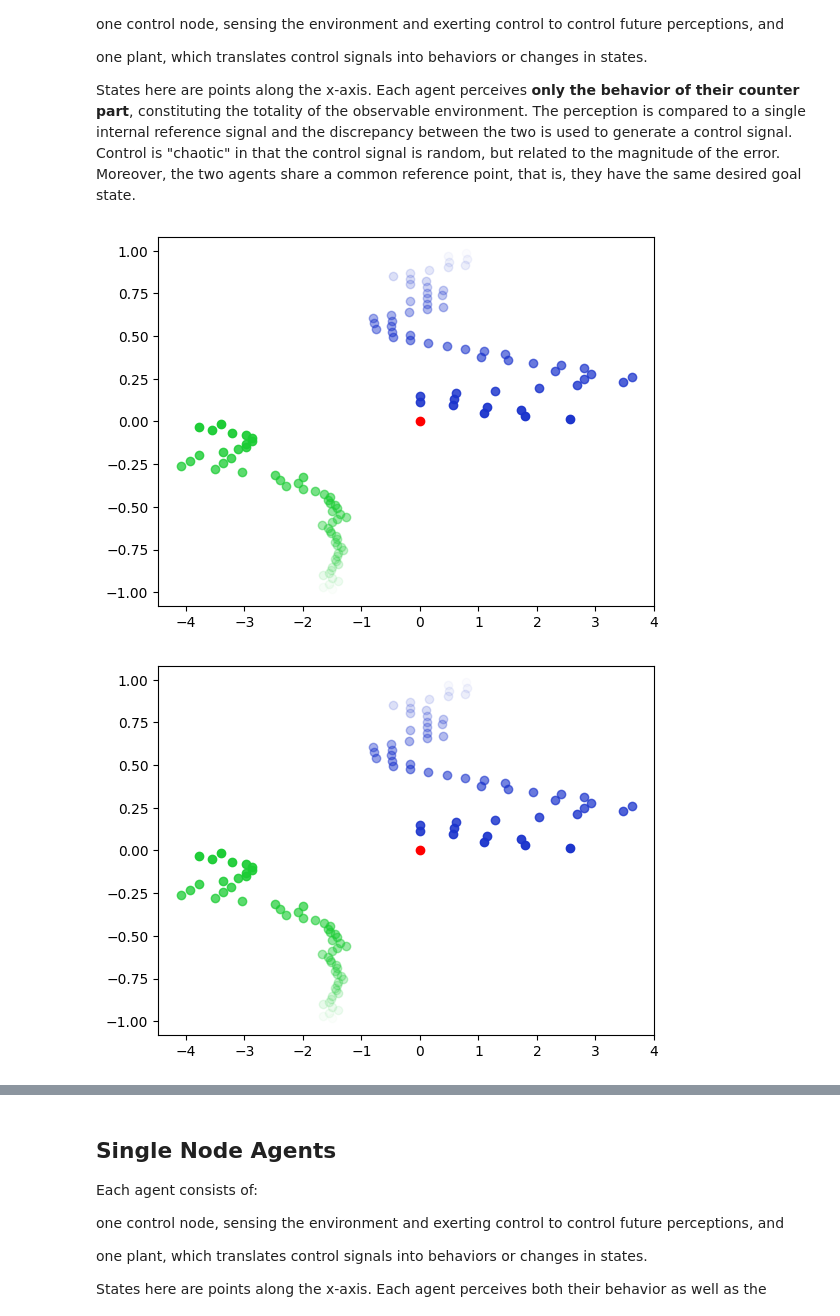
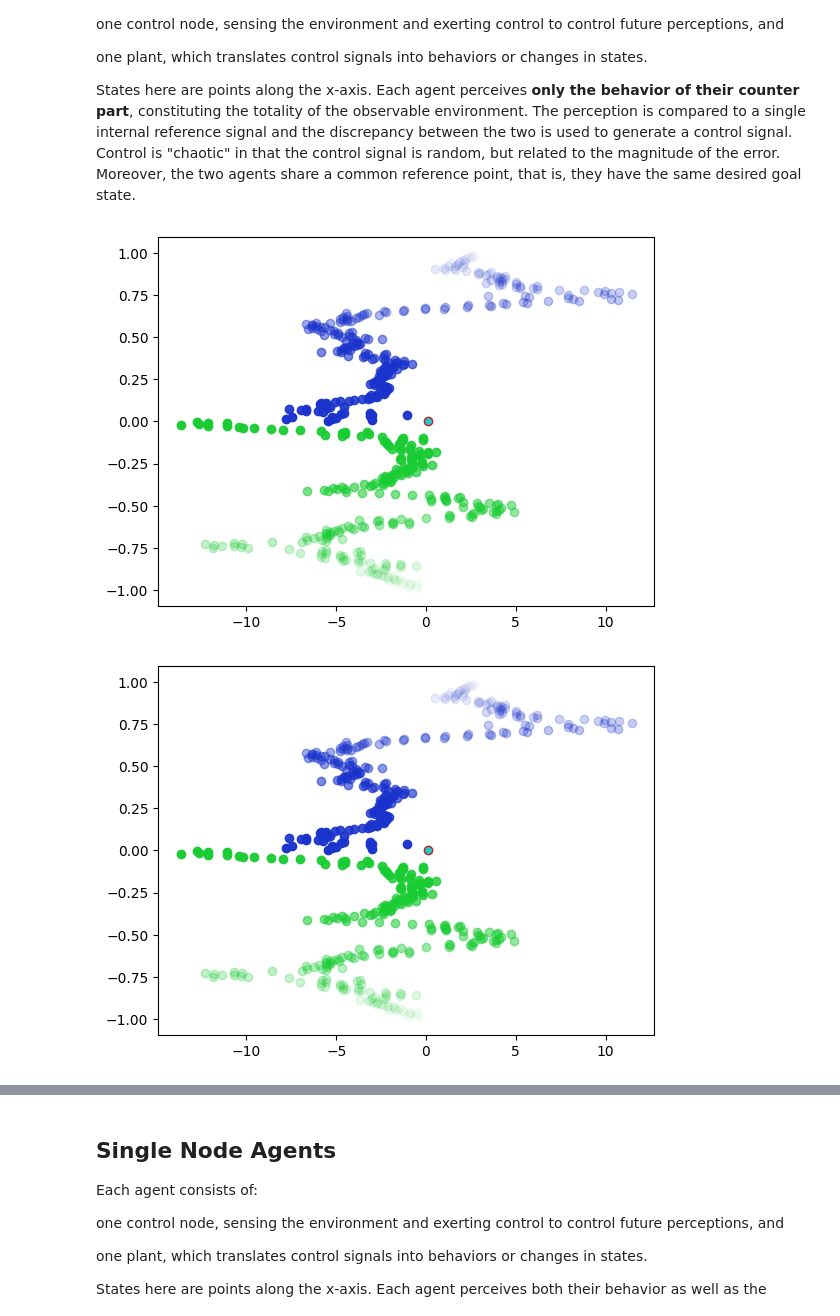
Before and after one commit to jprod/Control, a Jupyter notebook: plants.ipynb, the cells around one changed output, grey strips where cells are left out. Cells and saved outputs as stored; diff of their text form; code cells hidden in the pictures.

```diff
--- a/plants.ipynb
+++ b/plants.ipynb
@@ -28,11 +28,11 @@ A1 = np.array([[1]])
 A2 = np.array([[1]])
 
 # reference matrix (how do I expect/want others to behave? target values)
-R1 = np.array([0])
-R2 = np.array([0])
+R1 = np.array([0.1])
+R2 = np.array([0.1])
 
 # Initial behavior
-behav_1 = np.array([0.5])
+behav_1 = np.array([2.5])
 behav_2 = np.array([-1.4])
 
 # transition matrix (maps control signal and previous state to current state - what behaviors do I enact given my intentions?)
@@ -54,6 +54,12 @@ def compare(sensory_signal, reference, prediction):
 def control(error, behavioral_model, previous_output):
     control_signal = chaotic_controller(behavioral_model, 0.1, error)
     return control_signal
+
+# does not adjust reference
+def reference_update_false(reference, error):
+    k = 0
+    reference = reference + (error * k)
+    return reference
 
 # dictates how control commands determine state transitions - i.e. behaviors
 def transition(control_signal, transition_matrix, state):
@@ -99,51 +105,57 @@ def plant_compare(sensory_signal, reference, prediction):
 
 
 
-agent1 = Control_node(sensor=sense, comparator=compare, control_update=control_update,
+agent1 = Control_node(sensor=sense, comparator=compare, control_update=control_update, reference_update=reference_update_false,
 controller = control, internal_model=imc, internal_model_update=imc_update, behavioral_model=B1,
 system_estimate=A1, reference=R1, init_behavior=behav_1)
 plant1 = Plant(transition_matrix=T1, transition_function=transition, state=behav_1)
 
-agent2 = Control_node(sensor=sense, comparator=compare, control_update=control_update,
+agent2 = Control_node(sensor=sense, comparator=compare, control_update=control_update, reference_update=reference_update_false,
 controller = control, internal_model=imc, internal_model_update=imc_update, behavioral_model=B2,
 system_estimate=A2, reference=R2, init_behavior=behav_2)
 plant2 = Plant(transition_matrix=T2, transition_function=transition, state=behav_2)
 # %%
 %matplotlib inline
-trials = 60
+np.random.seed(29)
+trials = 200
 color = (0.1,0.2,0.8,0.1)
+agent1_control = []
+agent2_control = []
 agent1_behaviors = []
 agent2_behaviors = []
 agent1_error = []
 agent2_error = []
 
 b1 = behav_1
 b2 = behav_2
 
-pl.scatter(R1[0],0, c='red')
+pl.scatter(R1[0],0, c=(0.1,0.8,0.8), edgecolors=[0.8,0.1,0.1])
+
 for t in range(trials):
     b1_control = agent1.go(b2)
     b2_control = agent2.go(b1)
+
+    agent1_control.append(agent1.get_output())
+    agent2_control.append(agent2.get_output())
 
     b1 = plant1.transition(b1_control)
     b2 = plant2.transition(b2_control)
 
     agent1_behaviors.append(b1)
     agent2_behaviors.append(b2)
 
     agent1_error.append(np.absolute(agent1.get_error()))
     agent2_error.append(np.absolute(agent2.get_error()))
 
     color1 = [0.1,0.2,0.8, (t+1)/(trials+1)]
     color2 = [0.1,0.8,0.2, (t+1)/(trials+1)]
     pl.scatter(b1[0],1-(t+1)/(trials+1),c=tuple(color1))
     pl.scatter(b2[0],-1+(t+1)/(trials+1),c=tuple(color2))
     display.clear_output(wait=True)
     display.display(pl.gcf())
-    time.sleep(0.1)
 # %% [output]
-[figure, old version]
+[figure, new version]
-[figure, old version]
+[figure, new version]
 # %%
 t = [n for n in range(trials)]
 plt.plot(t, agent1_error, 'b',label="agent 1")
```
Also changed, not shown: parts of 2 cells of this notebook, 4 other files.
